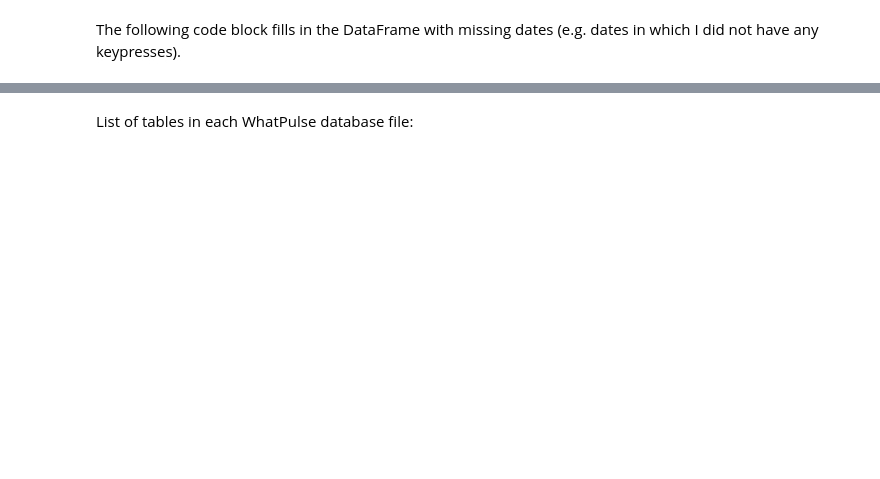
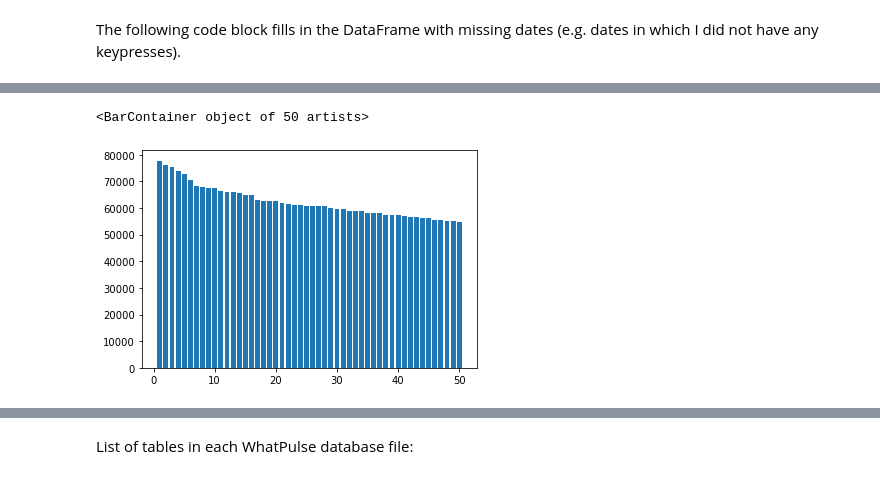
Before and after one commit to kburchfiel/fitbit_steps_and_whatpulse_keypresses_comparison, a Jupyter notebook: whatpulse_viewer_v2.ipynb, the cells around one changed output, grey strips where cells are left out. Saved outputs shown, nothing was run; the diff lists cells and outputs as text; code cells hidden in the pictures; blank space fills up the shorter version.

Commit message:
Updated keypress stats

```diff
--- a/whatpulse_viewer_v2.ipynb
+++ b/whatpulse_viewer_v2.ipynb
@@ -148,3 +162,8 @@ df_max_keypresses.head(50)
+# %%
+plt.bar(x = df_max_keypresses.head(50)['Rank'], height= df_max_keypresses.head(50)['keypresses'])
+# %% [output]
+<BarContainer object of 50 artists>
+[figure, added]
 # %%
 df_combined_daily_keypresses.describe()
 # %% [output]
```
Also changed, not shown: parts of 14 cells of this notebook, 4 other files.
